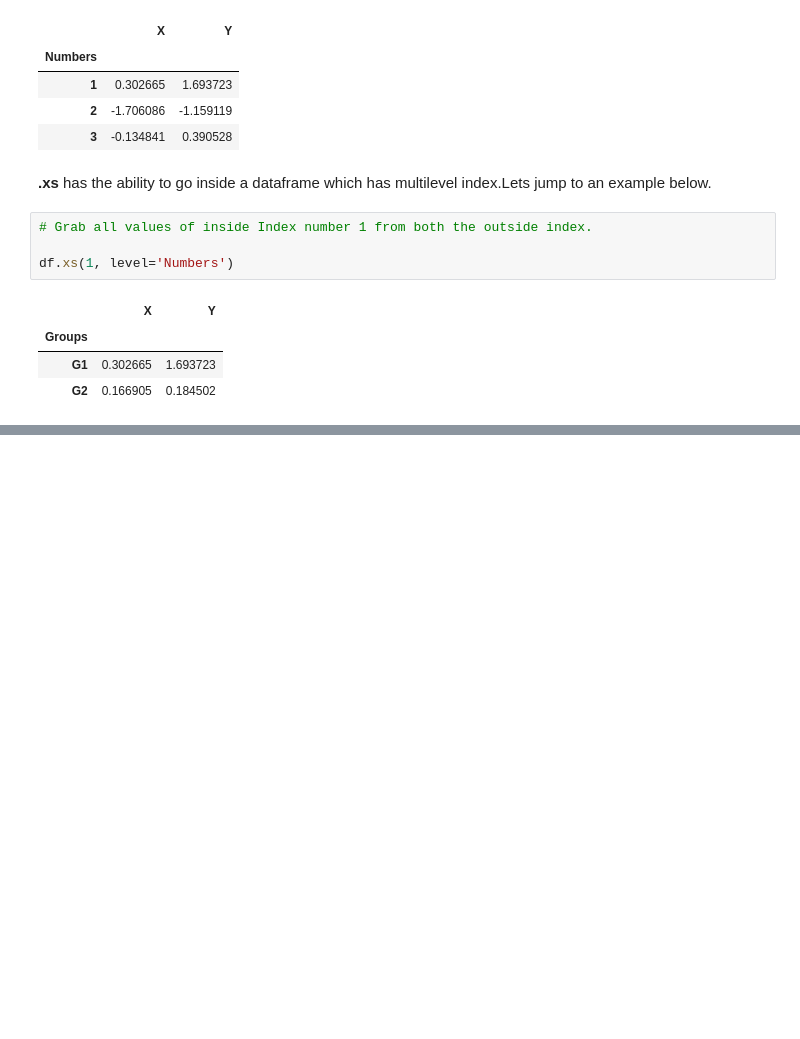
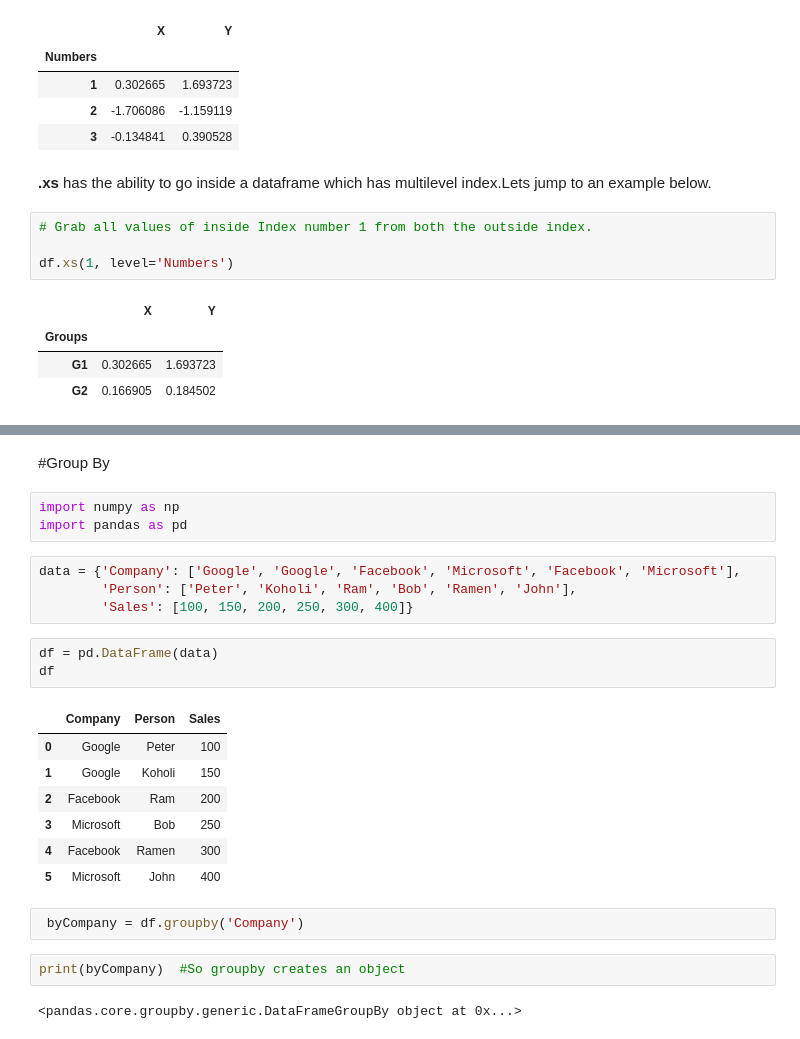
Before and after one commit to subhajitmajumder/python_program, a Jupyter notebook: me_Pandas.ipynb, the cells around one changed output, grey strips where cells are left out. Cells and saved outputs as stored; diff of their text form; blank space fills up the shorter version.

```diff
--- a/me_Pandas.ipynb
+++ b/me_Pandas.ipynb
@@ -609,0 +663,26 @@ df.xs(1, level='Numbers')
+# %% [markdown]
+#Group By
+# %%
+import numpy as np
+import pandas as pd
+# %%
+data = {'Company': ['Google', 'Google', 'Facebook', 'Microsoft', 'Facebook', 'Microsoft'],
+        'Person': ['Peter', 'Koholi', 'Ram', 'Bob', 'Ramen', 'John'],
+        'Sales': [100, 150, 200, 250, 300, 400]}
+# %%
+df = pd.DataFrame(data)
+df
+# %% [output]
+|  | Company | Person | Sales |
+| 0 | Google | Peter | 100 |
+| 1 | Google | Koholi | 150 |
+| 2 | Facebook | Ram | 200 |
+| 3 | Microsoft | Bob | 250 |
+| 4 | Facebook | Ramen | 300 |
+| 5 | Microsoft | John | 400 |
+# %%
+ byCompany = df.groupby('Company')
+# %%
+print(byCompany)  #So groupby creates an object
+# %% [output]
+<pandas.core.groupby.generic.DataFrameGroupBy object at 0x...>
```
Also changed, not shown: parts of 17 cells of this notebook.
